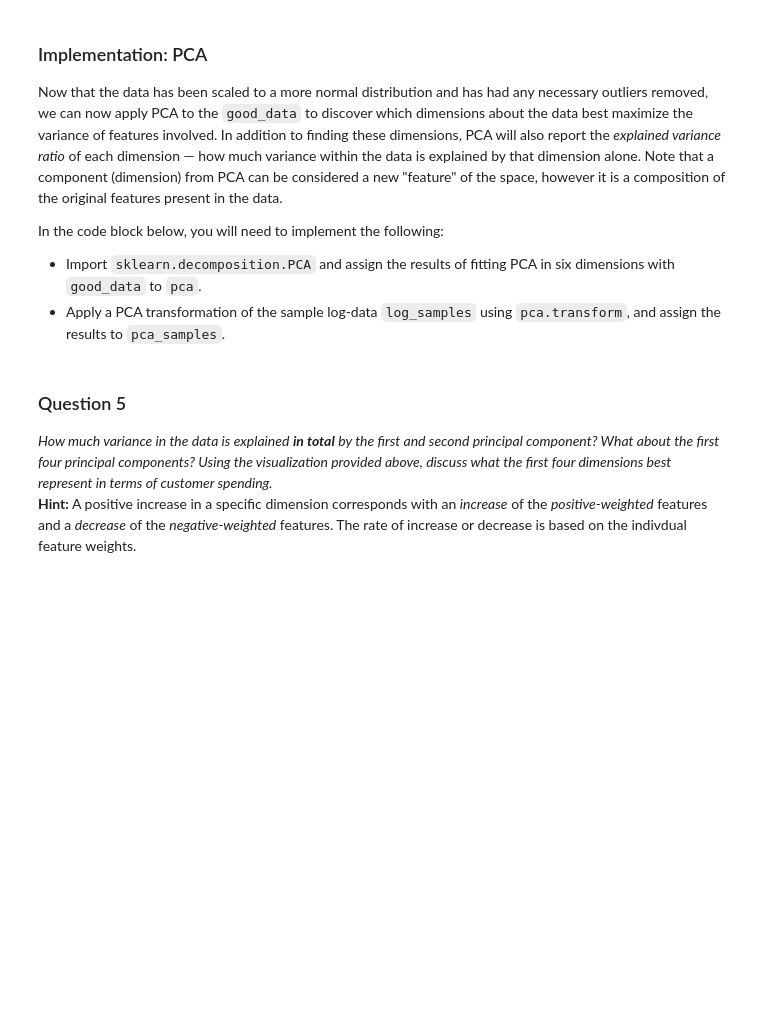
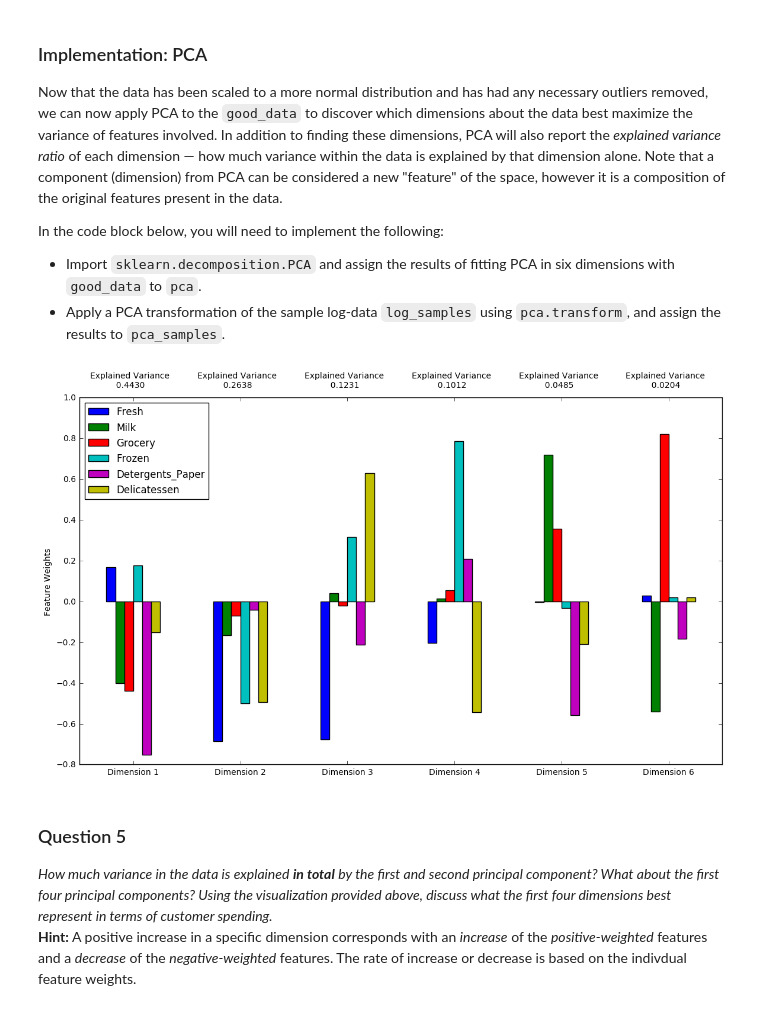
Before and after one commit to hello2all/machine-learning, a Jupyter notebook: projects/creating_customer_segments/customer_segments_new.ipynb, the cells around one changed output. Drawn from its saved outputs; the diff is of its cells as text; code cells hidden in the pictures; blank space fills up the shorter version.

```diff
--- a/projects/creating_customer_segments/customer_segments_new.ipynb
+++ b/projects/creating_customer_segments/customer_segments_new.ipynb
@@ -153,24 +188,35 @@ In the code block below, you will need to implement the following:
 **NOTE:** If you choose to remove any outliers, ensure that the sample data does not contain any of these points!
 Once you have performed this implementation, the dataset will be stored in the variable `good_data`.
 # %%
+outliers_list = []
 # For each feature find the data points with extreme high or low values
 for feature in log_data.keys():
 
     # TODO: Calculate Q1 (25th percentile of the data) for the given feature
-    Q1 = None
+    Q1 = np.percentile(log_data[feature], 25)
 
     # TODO: Calculate Q3 (75th percentile of the data) for the given feature
-    Q3 = None
+    Q3 = np.percentile(log_data[feature], 75)
 
     # TODO: Use the interquartile range to calculate an outlier step (1.5 times the interquartile range)
-    step = None
+    step = (Q3 - Q1) * 1.5
 
     # Display the outliers
     print "Data points considered outliers for the feature '{}':".format(feature)
-    display(log_data[~((log_data[feature] >= Q1 - step) & (log_data[feature] <= Q3 + step))])
+    outliers_bool = ~((log_data[feature] >= Q1 - step) & (log_data[feature] <= Q3 + step))
+    outliers_list = outliers_list + log_data[outliers_bool].index.tolist()
+    display(log_data[outliers_bool])
+
+# print outliers_dict
+import collections
+counter=collections.Counter(outliers_list)
+print counter
+
 
 # OPTIONAL: Select the indices for data points you wish to remove
-outliers  = []
+outliers  = [154, 128, 65, 66, 75]
 
 # Remove the outliers, if any were specified
+if len(outliers) > 0:
+    print "{} outliers removed".format(len(outliers))
 good_data = log_data.drop(log_data.index[outliers]).reset_index(drop = True)
@@ -192,13 +301,17 @@ In the code block below, you will need to implement the following:
  - Apply a PCA transformation of the sample log-data `log_samples` using `pca.transform`, and assign the results to `pca_samples`.
 # %%
 # TODO: Apply PCA by fitting the good data with the same number of dimensions as features
-pca = None
+from sklearn.decomposition import PCA
+pca = PCA(n_components=6)
+pca.fit(good_data)
 
 # TODO: Transform the sample log-data using the PCA fit above
-pca_samples = None
+pca_samples = pca.transform(log_samples)
 
 # Generate PCA results plot
 pca_results = vs.pca_results(good_data, pca)
+# %% [output]
+[figure, added]
 # %% [markdown]
 ### Question 5
 *How much variance in the data is explained* ***in total*** *by the first and second principal component? What about the first four principal components? Using the visualization provided above, discuss what the first four dimensions best represent in terms of customer spending.*
```
Also changed, not shown: parts of 22 cells of this notebook, 1 other file.
